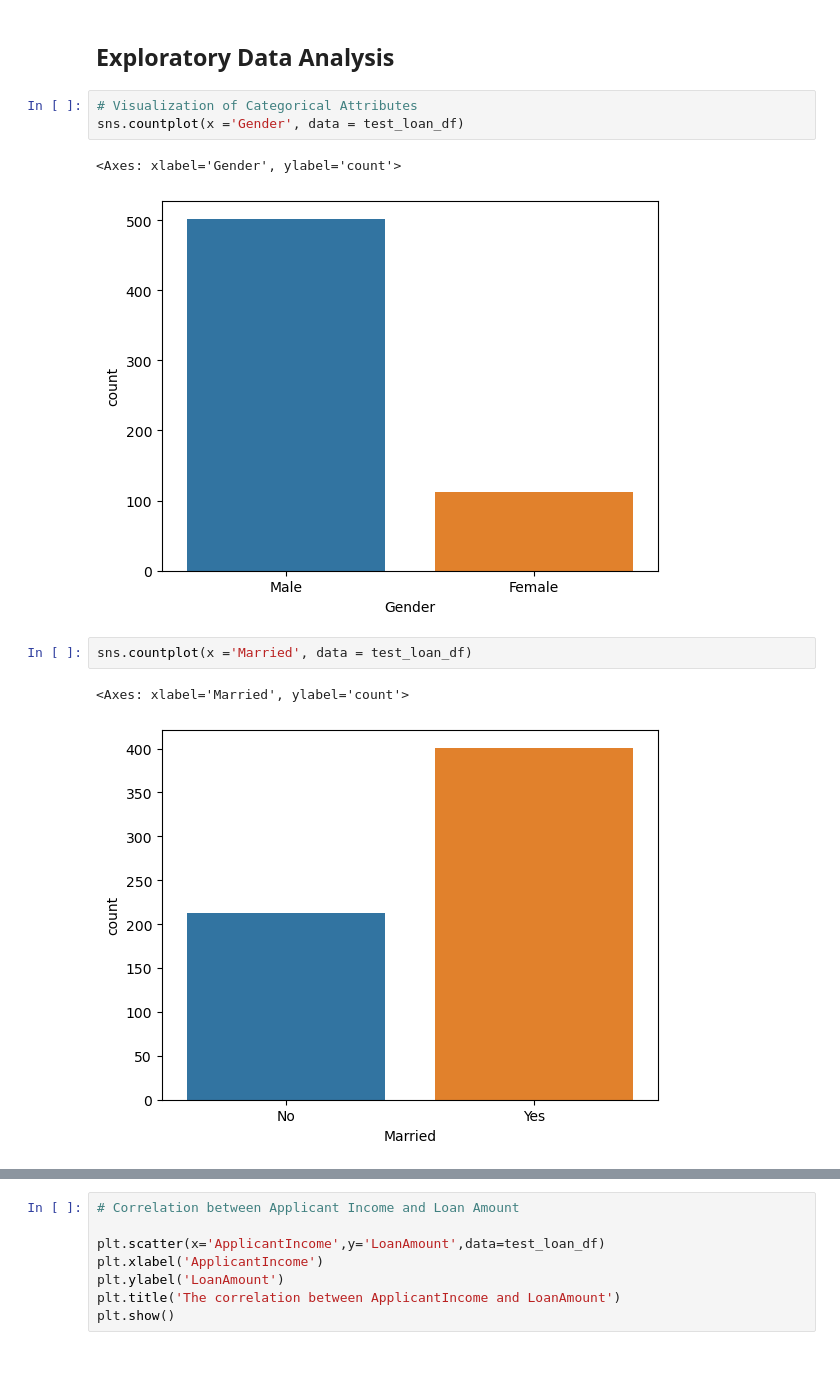
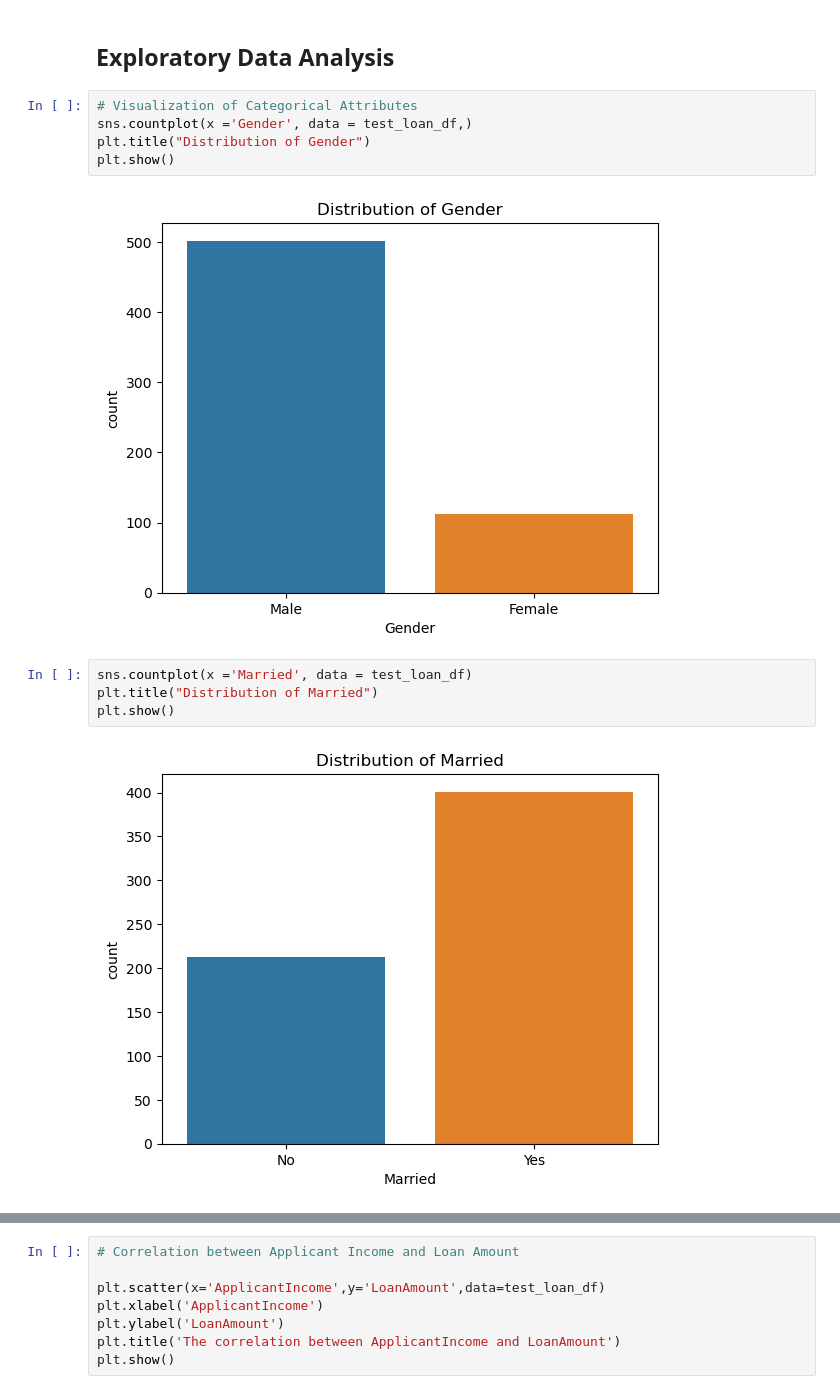
Before and after one commit to AnvithaChaluvadi/Loan-Decision-Tool_Project2, a Jupyter notebook: test-loan defaulter.ipynb, the cells around one changed output, grey strips where cells are left out. Cells and saved outputs as stored; diff of their text form; blank space fills up the shorter version.

```diff
--- a/test-loan defaulter.ipynb
+++ b/test-loan defaulter.ipynb
@@ -155,14 +155,16 @@ memory usage: 62.5+ KB
 ## Exploratory Data Analysis
 # %%
 # Visualization of Categorical Attributes
-sns.countplot(x ='Gender', data = test_loan_df)
+sns.countplot(x ='Gender', data = test_loan_df,)
+plt.title("Distribution of Gender")
+plt.show()
 # %% [output]
-<Axes: xlabel='Gender', ylabel='count'>
-[figure, old version]
+[figure, new version]
 # %%
 sns.countplot(x ='Married', data = test_loan_df)
+plt.title("Distribution of Married")
+plt.show()
 # %% [output]
-<Axes: xlabel='Married', ylabel='count'>
-[figure, old version]
+[figure, new version]
 # %%
 sns.countplot(x ='Dependents', data = test_loan_df)
```
Also changed, not shown: parts of 24 cells of this notebook, 1 other file.
